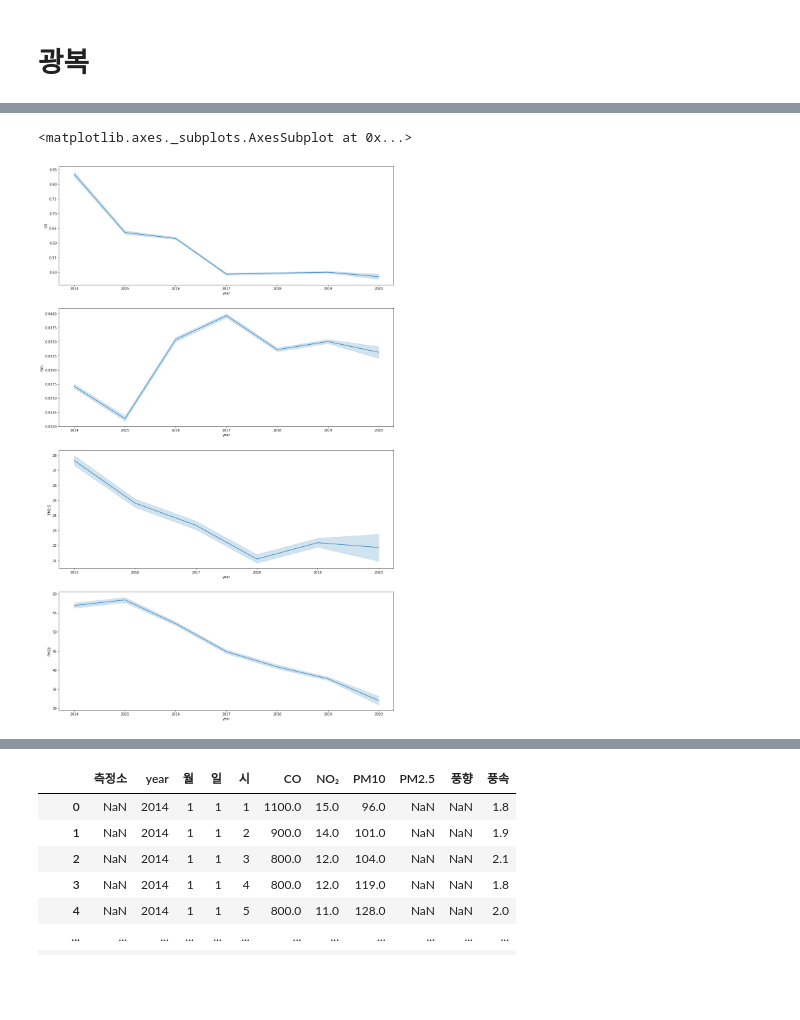
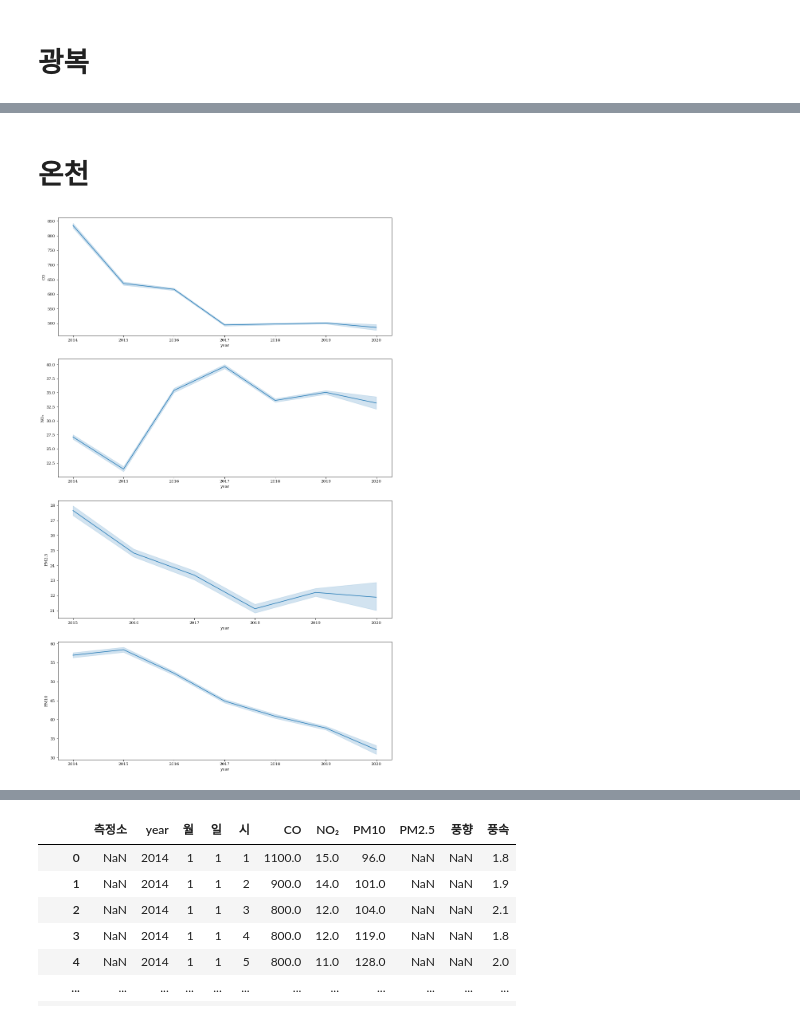
Before and after one commit to tbnsok40/Busan-Subway-Station-Pollutants-data, a Jupyter notebook: [Lab] AQMS 대기 데이터.ipynb, the cells around one changed output, grey strips where cells are left out. Cells and saved outputs as stored; diff of their text form; code cells hidden in the pictures; blank space fills up the shorter version.

```diff
--- a/[Lab] AQMS 대기 데이터.ipynb
+++ b/[Lab] AQMS 대기 데이터.ipynb
@@ -172,0 +207,20 @@ Name: 2014, dtype: float64
+# %%
+# from matplotlib import font_manager, rc
+# font_name = font_manager.FontProperties(fname="C:/Windows/Fonts/Times.ttf").get_name()
+# rc('font', family=font_name)
+
+sns.set_style({'font.family':'serif', 'font.serif':['Times New Roman']})
+
+
+figure, ((ax1,ax2,ax3,ax4)) = plt.subplots(nrows=4, ncols=1)
+
+figure.set_size_inches(15,25)
+sns.lineplot(data=학장, x='year', y = 'CO', ax = ax1)
+sns.lineplot(data=학장, x='year', y = 'NO₂', ax = ax2)
+sns.lineplot(data=학장, x='year', y = 'PM2.5', ax = ax3)
+sns.lineplot(data=학장, x='year', y = 'PM10', ax = ax4)
+
+plt.show()
+
+# 차라리 노골적이고 단순한 야망과 욕심에 끌린다
+# 그 모습이 조금은 귀여워 보일 수 있다면 금상첨와
@@ -173,14 +229,24 @@ Name: 2014, dtype: float64
+# %% [markdown]
+# 온천
 # %%
 # from matplotlib import font_manager, rc
 # font_name = font_manager.FontProperties(fname="C:/Windows/Fonts/Times.ttf").get_name()
 # rc('font', family=font_name)
 
-figure, (ax1,ax2,ax3,ax4) = plt.subplots(nrows=4, ncols=1)
-figure.set_size_inches(18,30)
+sns.set_style({'font.family':'serif', 'font.serif':['Times New Roman']})
+
+
+figure, ((ax1,ax2,ax3,ax4)) = plt.subplots(nrows=4, ncols=1)
+
+figure.set_size_inches(15,25)
 sns.lineplot(data=온천, x='year', y = 'CO', ax = ax1)
 sns.lineplot(data=온천, x='year', y = 'NO₂', ax = ax2)
 sns.lineplot(data=온천, x='year', y = 'PM2.5', ax = ax3)
 sns.lineplot(data=온천, x='year', y = 'PM10', ax = ax4)
+
+plt.show()
+
+# 차라리 노골적이고 단순한 야망과 욕심에 끌린다
+# 그 모습이 조금은 귀여워 보일 수 있다면 금상첨와
 # %% [output]
-<matplotlib.axes._subplots.AxesSubplot at 0x...>
-[figure, old version]
+[figure, new version]
```
Also changed, not shown: parts of 11 cells of this notebook.
